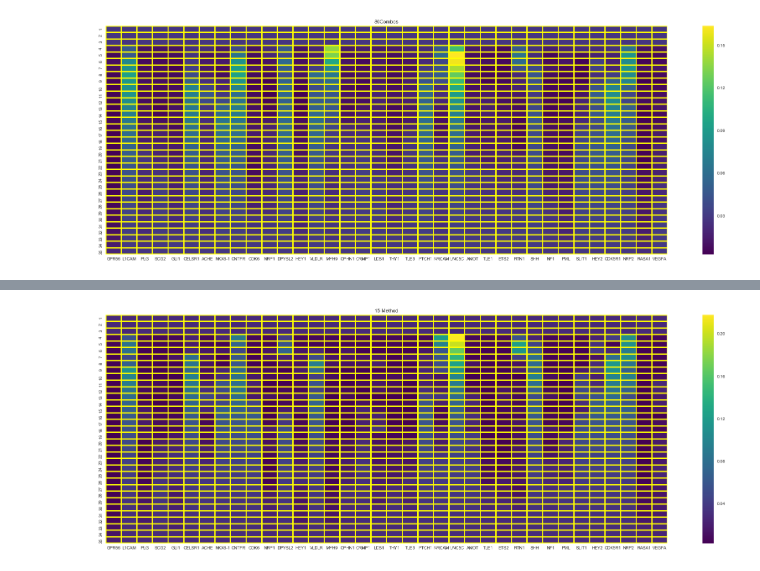
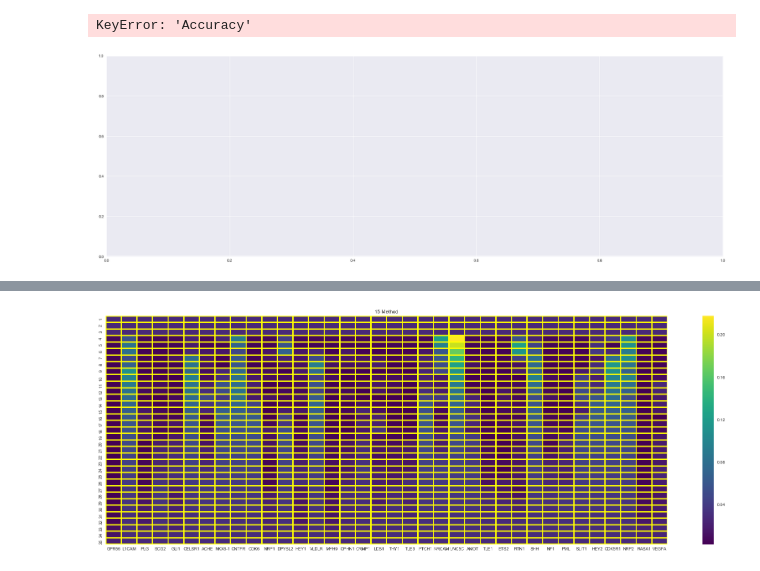
Before and after one commit to SystemsGenetics/gene-oracle, a Jupyter notebook: notebooks/80_15_analysis.ipynb, the cells around one changed output, grey strips where cells are left out. Drawn from its saved outputs; the diff is of its cells as text; code cells hidden in the pictures.

```diff
--- a/notebooks/80_15_analysis.ipynb
+++ b/notebooks/80_15_analysis.ipynb
@@ -10,11 +11,12 @@ import numpy as np
 import matplotlib.pyplot as plt
 %matplotlib inline
 PATH80 = "./../logs/hedgehog_80_exp/"
-PATH15 = "./../logs/ARCHIVE/hedgehog_top15_method/"
+PATH15 = "./../logs/hedgehog200/"
 # %%
 allSets =[]
 maxValues = pd.DataFrame(index=range(1,36), columns = ["Genes", "Accuracy"])
 minValues = pd.DataFrame(index=range(1,36), columns = ["Genes", "Accuracy"])
+avgValues = pd.DataFrame(index=range(1,36), columns = ["Genes", "Accuracy"])
 stdValues =  pd.DataFrame(index=range(1,36), columns = ["Accuracy"])
 for i in range(1,36):
     s= pd.DataFrame( columns = ["Genes", "Accuracy"])
@@ -37,11 +39,14 @@ for i in range(1,36):
         #Add Std
         vals = [float(x) for x in s["Accuracy"]]
         stdValues.loc[i,"Accuracy"] =np.std(vals)
+        #Avg
+        avgValues.loc[i,"Accuracy"] = np.mean(vals)
 # %%
 allSets15 =[]
 maxValues15 = pd.DataFrame(index=range(1,36), columns = ["Genes", "Accuracy"])
 minValues15 = pd.DataFrame(index=range(1,36), columns = ["Genes", "Accuracy"])
 stdValues15 =  pd.DataFrame(index=range(1,36), columns = ["Accuracy"])
+avgValues15 = pd.DataFrame(index=range(1,36), columns = ["Genes", "Accuracy"])
 for i in range(1,36):
     s= pd.DataFrame( columns = ["Genes", "Accuracy"])
     count = 0
@@ -63,4 +68,6 @@ for i in range(1,36):
         #Add Std
         vals = [float(x) for x in s["Accuracy"]]
         stdValues15.loc[i,"Accuracy"] =np.std(vals)
+        #Avg
+        avgValues15.loc[i,"Accuracy"] = np.mean(vals)
 # %%
@@ -131,11 +159,15 @@ for i in range(1,len(allSets)):
     genes80.loc[i+1] = genes80.loc[i+1].div(count)
 # %%
 f, ax = plt.subplots(figsize=(30, 10))
-sns.heatmap(data=genes80,cmap='viridis',linewidths=2, linecolor='yellow')
+mask = genes80["Accuracy"] == 0.027778
+sns.heatmap(data=genes80,cmap='viridis',linewidths=2, linecolor='yellow',mask=mask)
+
 plt.title("80Combos")
 plt.show()
+#add in accuracies, compare trends, delta to random
 # %% [output]
+KeyError: 'Accuracy'
-[figure, old version]
+[figure, new version]
 # %%
 genes80
 # %% [output]
```
Also changed, not shown: parts of 15 cells of this notebook.
